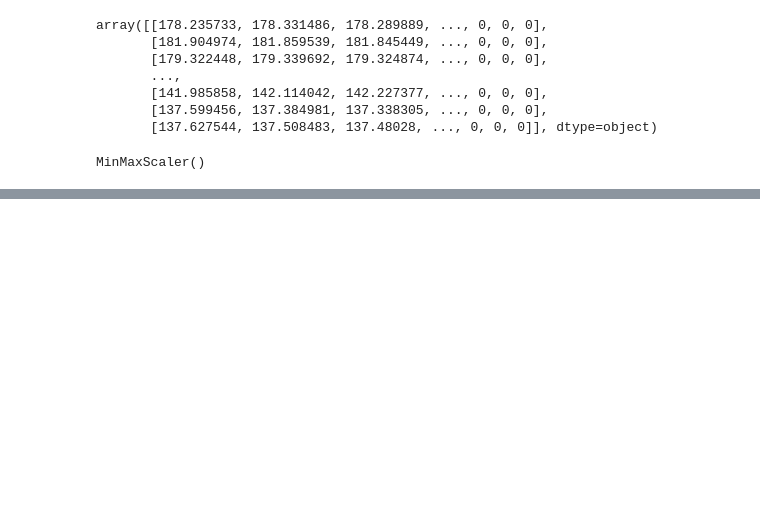
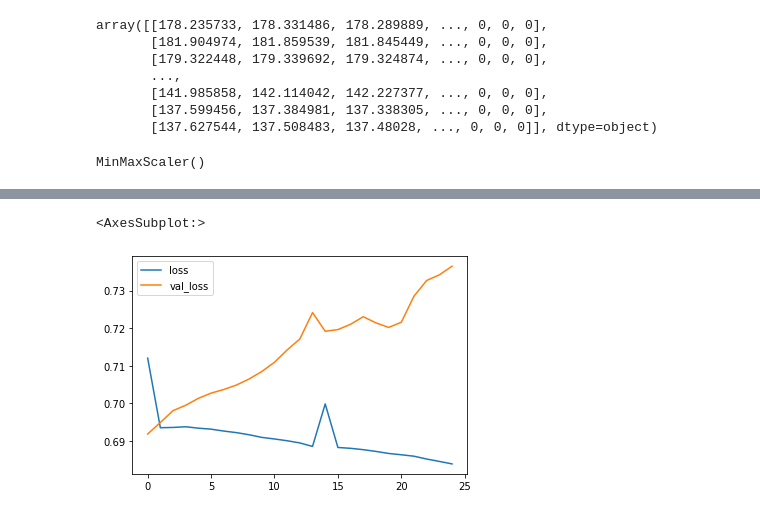
Before and after one commit to angeldeniz11235/wgu-capstone, a Jupyter notebook: machine-learning.ipynb, the cells around one changed output, grey strips where cells are left out. Saved outputs shown, nothing was run; the diff lists cells and outputs as text; code cells hidden in the pictures; blank space fills up the shorter version.

Commit message:
training model- 2

```diff
--- a/machine-learning.ipynb
+++ b/machine-learning.ipynb
@@ -11,0 +28,4 @@ apple_df_ML
+# %%
+#only keep values that are not equal to 0
+nan_value = float('NaN')
+apple_df_ML.replace(0, nan_value, inplace=True)
@@ -45,3 +81,29 @@ X_test = scaler.transform(X_test)
 import tensorflow as tf
 from tensorflow.keras.models import Sequential
 from tensorflow.keras.layers import Dense, Activation,Dropout
+# %%
+model = Sequential()
+
+#model.add(Dense(units=1000, activation='relu'))
+
+model.add(Dense(units=500, activation='relu'))
+
+model.add(Dense(units=250, activation='relu'))
+
+#model.add(Dense(units=125, activation='relu'))
+
+#model.add(Dense(units=50, activation='relu'))
+
+model.add(Dense(units=25, activation='relu'))
+
+model.add(Dense(units=10, activation='relu'))
+
+model.add(Dense(units=4, activation='relu'))
+
+model.add(Dense(units=1, activation='sigmoid'))
+
+#binary_crossentropy
+model.compile(loss='binary_crossentropy', optimizer='adam')
+# %%
+#train the model
+model.fit(X_train, y_train, epochs=25, batch_size=256, validation_data=(X_test, y_test), verbose=1)
@@ -47,0 +129,6 @@ from tensorflow.keras.layers import Dense, Activation,Dropout
+# %%
+model_loss = pd.DataFrame(model.history.history)
+model_loss.plot()
+# %% [output]
+<AxesSubplot:>
+[figure, added]
```
Also changed, not shown: parts of 3 cells of this notebook.
